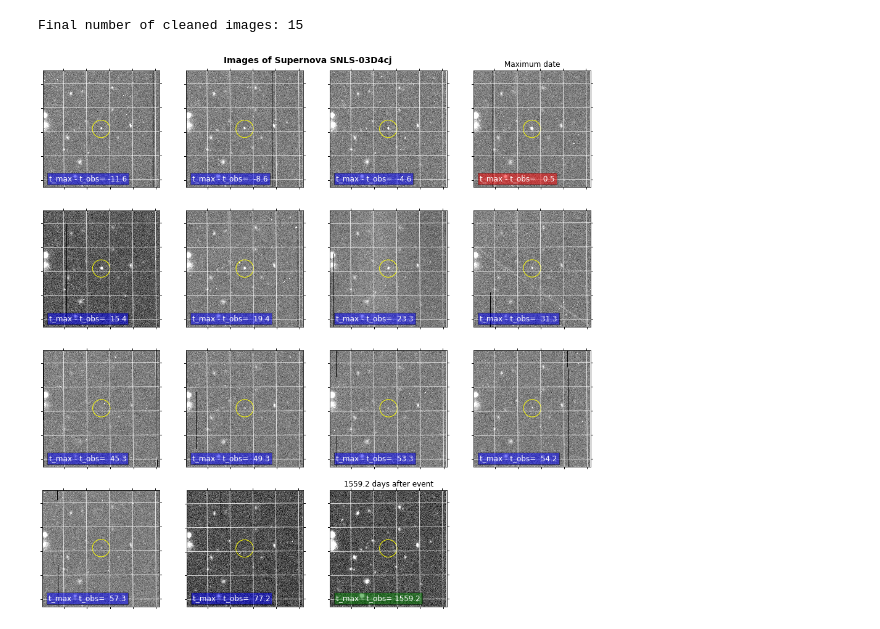
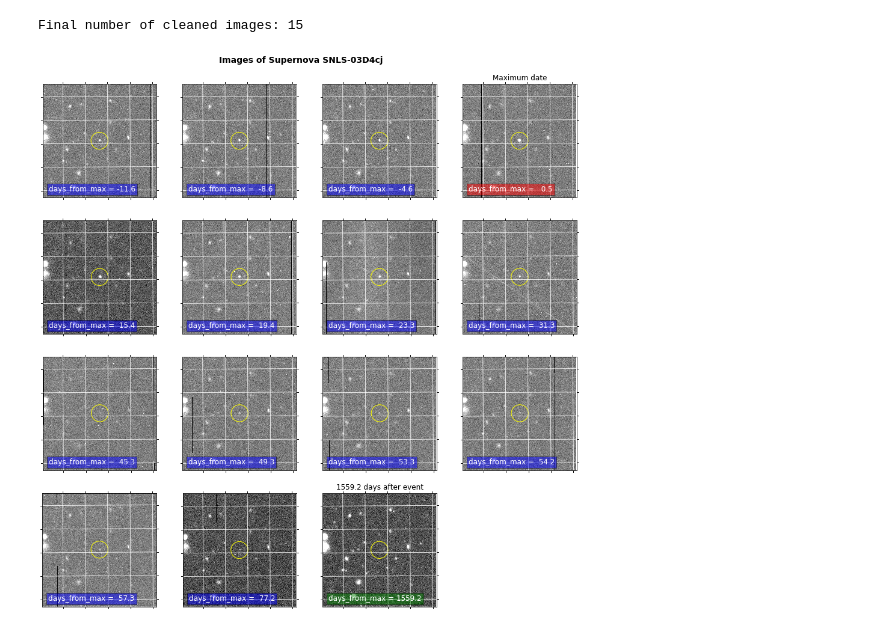
Before and after one commit to ellieb/astroquery_tutorial, a Jupyter notebook: astroquery_example_supernova.ipynb, the cells around one changed output. Drawn from its saved outputs; the diff is of its cells as text; code cells hidden in the pictures.

Commit message:
Update supernova notebook

```diff
--- a/astroquery_example_supernova.ipynb
+++ b/astroquery_example_supernova.ipynb
@@ -299,24 +300,25 @@ def get_cutout_image_data(url, ra, dec, radius=0.01, ext=0, verbose=False):
         print('Error: Problem with {}'.format(data_url))
         return None
 
+
 # Supress fits processing warnings
 warnings.simplefilter('ignore')
 
-data_list = [{**get_cutout_image_data(result['url'], coords.icrs.ra.degree, coords.icrs.dec.degree),
-              'time_from_maxdate' : result['time_from_maxdate']}
- for result in results_subset]
+data_list = [{
+    **get_cutout_image_data(result['url'], coords.icrs.ra.degree, coords.icrs.dec.degree), 'time_from_maxdate':
+    result['time_from_maxdate']
+} for result in results_subset]
 # %% [markdown]
 ## 5. Plotting Results
 
 Now that we have all the image data, we can begin to plot the data! First we clean the data and remove any bunk images.
 # %%
 import numpy as np
+
 
 def clean_image_list(data_list):
     """Cleans out the incomplete and ill-formatted images and returns the datalist,
     with a max length of ncap"""
-    def exists(data):
-        image_data = data['image_data']
 
     def percent_nonzero_above_99(data):
         image_data = data['image_data']
@@ -327,8 +329,11 @@ def clean_image_list(data_list):
         return (x / y < 1.2 and x / y > 0.8)
 
     # Clean the images on number of nonzero pixels and aspect ratio
-    cleaned_data_list = [data for data in data_list if data['image_data'] is not None]
-    cleaned_data_list = list(filter(percent_nonzero_above_99, cleaned_data_list))
+    cleaned_data_list = [
+        data for data in data_list if data['image_data'] is not None
+    ]
+    cleaned_data_list = list(
+        filter(percent_nonzero_above_99, cleaned_data_list))
     cleaned_data_list = list(filter(square_image, cleaned_data_list))
     return cleaned_data_list
 
@@ -345,7 +350,8 @@ import matplotlib.pyplot as plt
 from astropy.visualization import LinearStretch, ImageNormalize, ZScaleInterval
 
 np.seterr(divide='ignore', invalid='ignore')
-#TODO: Put all on same axes
+
+
 def plot_image_list(data_list, coords, sn_name, geo=None):
     """ Plot the quasar image list"""
 
@@ -353,50 +359,71 @@ def plot_image_list(data_list, coords, sn_name, geo=None):
     if geo is None:
         geo = (len(data_list), 1)  # ncols, nrows
 
+    # Find the brightest and dimest dates
+    brightest_date = min(
+        [abs(data['time_from_maxdate']) for data in data_list])
+    dimmest_date = max([abs(data['time_from_maxdate']) for data in data_list])
+
+    # Get the WCS for projection
+    wcs_trans = data_list[0]['wcs']
+
     # Dynamically create figsize based on layout
     fig = plt.figure(figsize=(geo[0] * 4, geo[1] * 4))
-    fig.suptitle('Images of Supernova {}'.format(sn_name), fontsize=14, fontweight='bold', y=0.9)
 
-    brightest_date = min([abs(data['time_from_maxdate']) for data in data_list])
-    dimmest_date = max([abs(data['time_from_maxdate']) for data in data_list])
-    wcs_trans = data_list[0]['wcs']
+    fig.suptitle('Images of Supernova {}'.format(sn_name),
+                 fontsize=14,
+                 fontweight='bold',
+                 y=0.92)
 
     for idx, data in enumerate(data_list):
-        ax = plt.subplot(geo[1], geo[0], idx + 1, projection=wcs_trans, facecolor='y')
+        ax = plt.subplot(geo[1],
+                         geo[0],
+                         idx + 1,
+                         projection=wcs_trans,
+                         facecolor='y')
 
         # Draw yellow circle around supernova position
         ax.scatter(coords.icrs.ra.degree,
                    coords.icrs.dec.degree,
                    transform=ax.get_transform('icrs'),
                    s=800,
                    edgecolor='yellow',
                    facecolor='none')
+
+        # Normalize and plot the data
         image_data_norm = ImageNormalize(data['image_data'],
                                          interval=ZScaleInterval(),
                                          stretch=LinearStretch())
-        ax.imshow(data['image_data'], norm=image_data_norm, transform=ax.get_transform(data['wcs']), cmap='gray')
+        ax.imshow(data['image_data'],
+                  norm=image_data_norm,
+                  transform=ax.get_transform(data['wcs']),
+                  cmap='gray')
 
-        # Print data to max lum
+        # Print days to date of maximum luminosity
+        # Use red if closest to maxdate, green for comparison photo, and blue otherwise
         color = 'blue'
         if data['time_from_maxdate'] == brightest_date:
             ax.set_title('Maximum date')
             color = 'red'
         elif data['time_from_maxdate'] == dimmest_date:
-            ax.set_title('{:5.1f} days after event'.format(data['time_from_maxdate']))
+            ax.set_title('{:5.1f} days after event'.format(
+                data['time_from_maxdate']))
             color = 'green'
+        ax.text(20, 20, 'days_from_max = {:5.1f}'.format(data['time_from_maxdate']),
+                fontsize=12, color='white',
+                bbox={'facecolor': color, 'alpha': 0.5, 'pad': 3 })
 
-        ax.text(20, 20, 't_max - t_obs= {:5.1f}'.format(data['time_from_maxdate']), fontsize=12, color='white',
-                bbox={'facecolor': color, 'alpha': 0.5, 'pad': 3 })
+        # Add grid and remove axis labels
         ax.coords.grid(color='white', ls='solid')
         ra, dec = ax.coords['ra'], ax.coords['dec']
         ra.set_ticklabel_visible(False)
         dec.set_ticklabel_visible(False)
         ra.set_axislabel('')
         dec.set_axislabel('')
 
 
 ncols = 4
 nrows = math.ceil(len(cleaned_data_list) / ncols)
 plot_image_list(cleaned_data_list, coords, sn_name, geo=(ncols, nrows))
 # %% [output]
-[figure, old version]
+[figure, new version]
```
Also changed, not shown: parts of 12 cells of this notebook.
